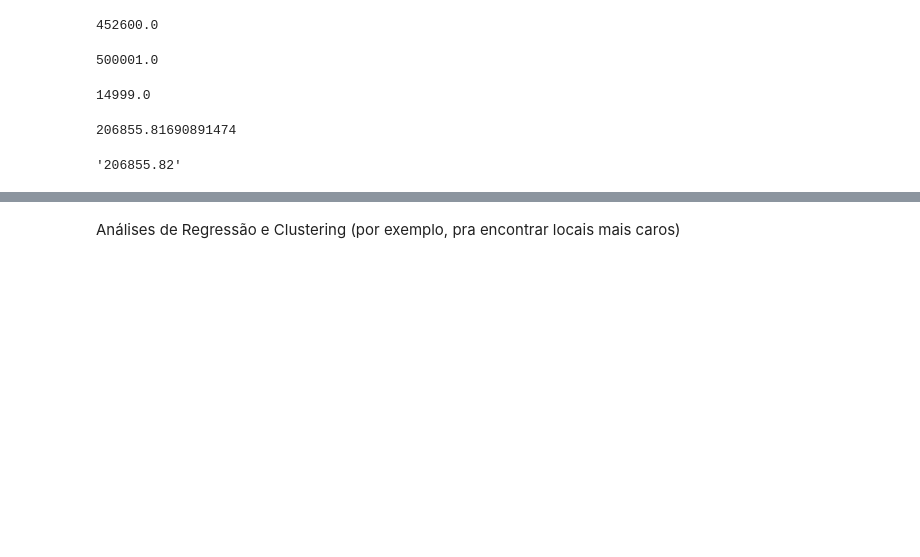
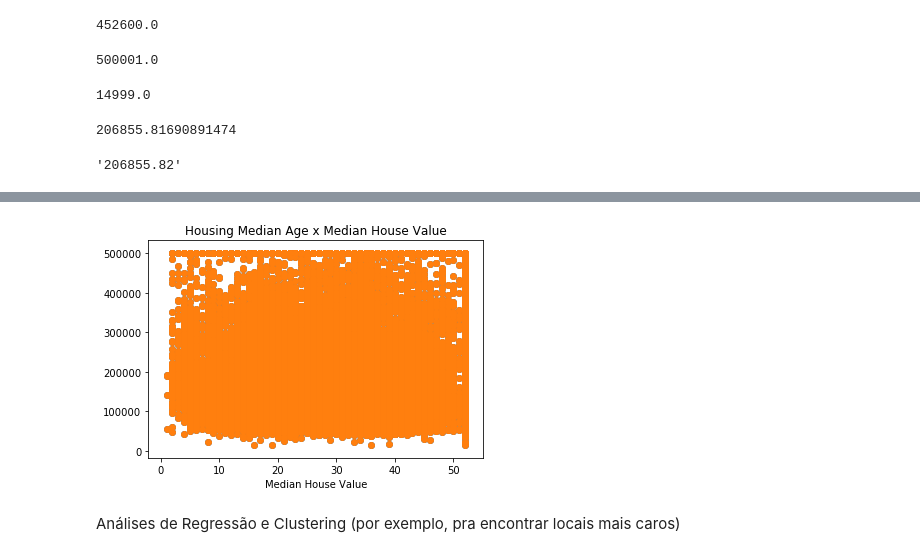
Before and after one commit to marcelomiky/python_code, a Jupyter notebook: scikit-learn/tcc/california-housing-prices.ipynb, the cells around one changed output, grey strips where cells are left out. Cells and saved outputs as stored; diff of their text form; code cells hidden in the pictures; blank space fills up the shorter version.

```diff
--- a/scikit-learn/tcc/california-housing-prices.ipynb
+++ b/scikit-learn/tcc/california-housing-prices.ipynb
@@ -245,2 +280,14 @@ print(min_max_scaler)
+# %%
+# Plotar alguns gráficos dos atributos
+
+import matplotlib.pylab as plt
+
+plt.scatter(df['housing_median_age'], df['median_house_value'])
+plt.xlabel('Housing Median Age')
+plt.xlabel('Median House Value')
+plt.title('Housing Median Age x Median House Value')
+plt.show()
+# %% [output]
+[figure, added]
 # %% [markdown]
 Análises de Regressão e Clustering (por exemplo, pra encontrar locais mais caros)
```
Also changed, not shown: parts of 7 cells of this notebook.
